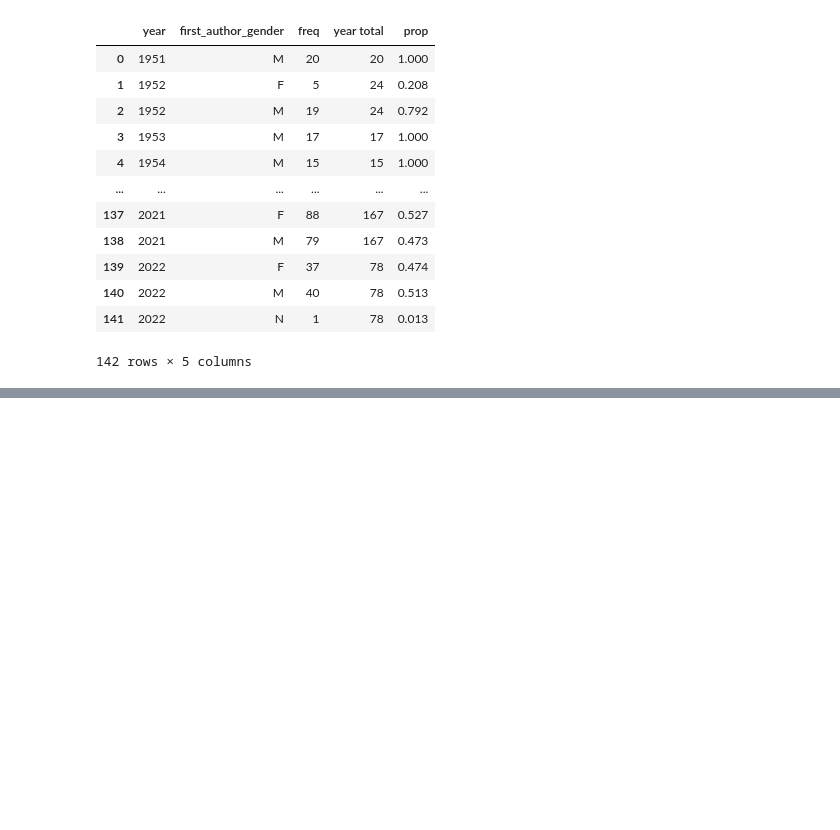
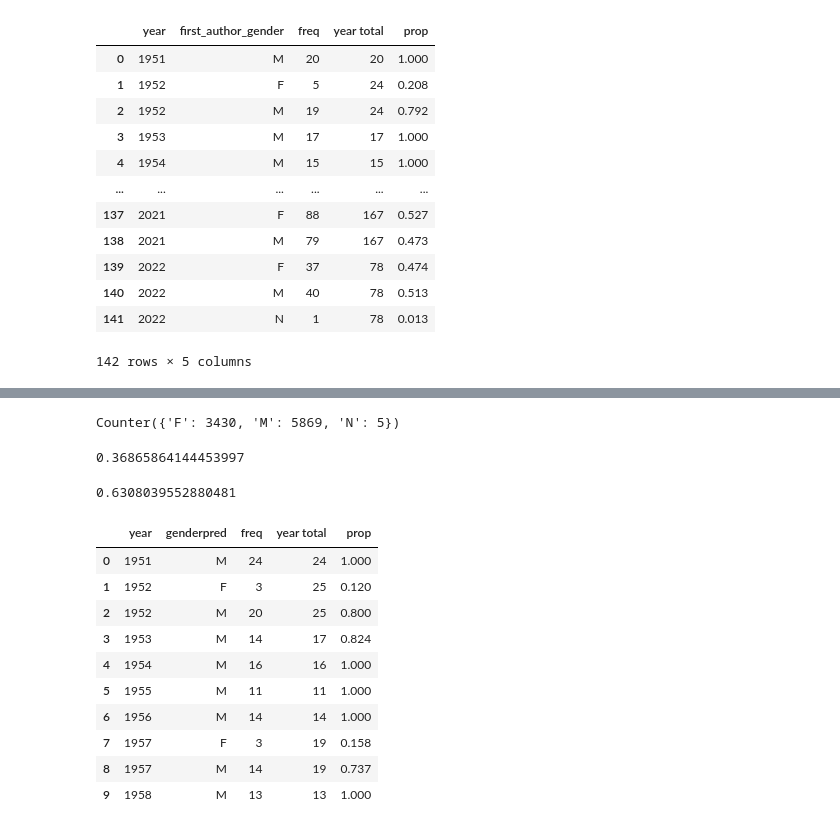
Before and after one commit to hongtaoh/ica_authors, a Jupyter notebook: Analysis_and_Ploting/2022-10-28-Analyze-Gender.ipynb, the cells around one changed output, grey strips where cells are left out. Cells and saved outputs as stored; diff of their text form; code cells hidden in the pictures; blank space fills up the shorter version.

```diff
--- a/Analysis_and_Ploting/2022-10-28-Analyze-Gender.ipynb
+++ b/Analysis_and_Ploting/2022-10-28-Analyze-Gender.ipynb
@@ -253,0 +263,3 @@ alt.Chart(transform_year(first_author_gender_ts)).mark_line().encode(
+# %%
+white_authors = authors[authors.racepred == 'White']
+white_authors.head(2)
@@ -253,0 +271,34 @@ alt.Chart(transform_year(first_author_gender_ts)).mark_line().encode(
+# %%
+Counter(white_authors.genderpred)
+# %% [output]
+Counter({'F': 3430, 'M': 5869, 'N': 5})
+# %%
+3430/white_authors.shape[0]
+# %% [output]
+0.36865864144453997
+# %%
+5869/white_authors.shape[0]
+# %% [output]
+0.6308039552880481
+# %%
+def get_freq_and_prop_for_white_authors(data, var):
+    dic = yearly_authornum_dic
+    df = data.groupby(['year', var]).size().to_frame('freq').reset_index()
+    df['year total'] = [dic[x] for x in df.year]
+    df['prop'] = round(df['freq'] / df['year total'], 3)
+    return df
+# %%
+white_gender_ts = get_freq_and_prop_for_white_authors(data = white_authors, var = 'genderpred')
+white_gender_ts.head(10)
+# %% [output]
+|  | year | genderpred | freq | year total | prop |
+| 0 | 1951 | M | 24 | 24 | 1.000 |
+| 1 | 1952 | F | 3 | 25 | 0.120 |
+| 2 | 1952 | M | 20 | 25 | 0.800 |
+| 3 | 1953 | M | 14 | 17 | 0.824 |
+| 4 | 1954 | M | 16 | 16 | 1.000 |
+| 5 | 1955 | M | 11 | 11 | 1.000 |
+| 6 | 1956 | M | 14 | 14 | 1.000 |
+| 7 | 1957 | F | 3 | 19 | 0.158 |
+| 8 | 1957 | M | 14 | 19 | 0.737 |
+| 9 | 1958 | M | 13 | 13 | 1.000 |
```
Also changed, not shown: parts of 4 cells of this notebook, 14 other files.
